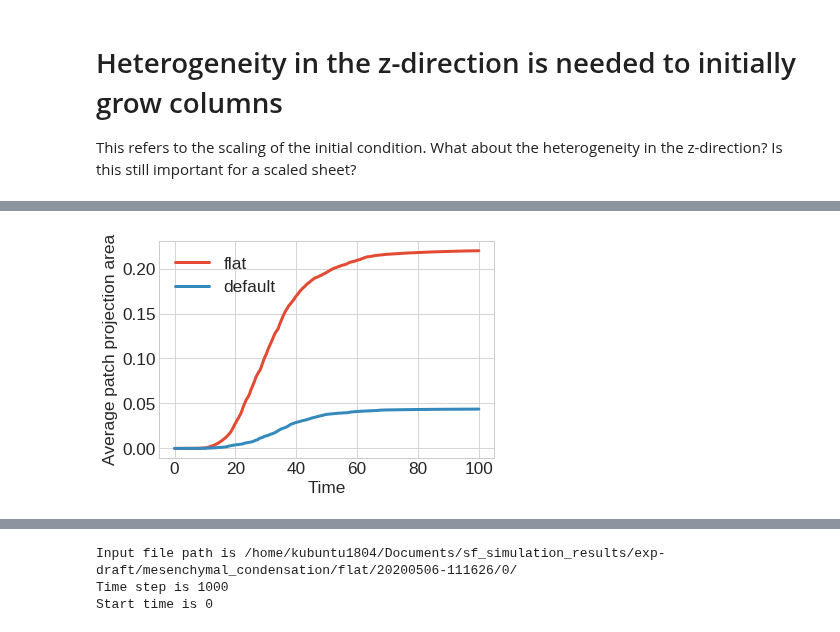
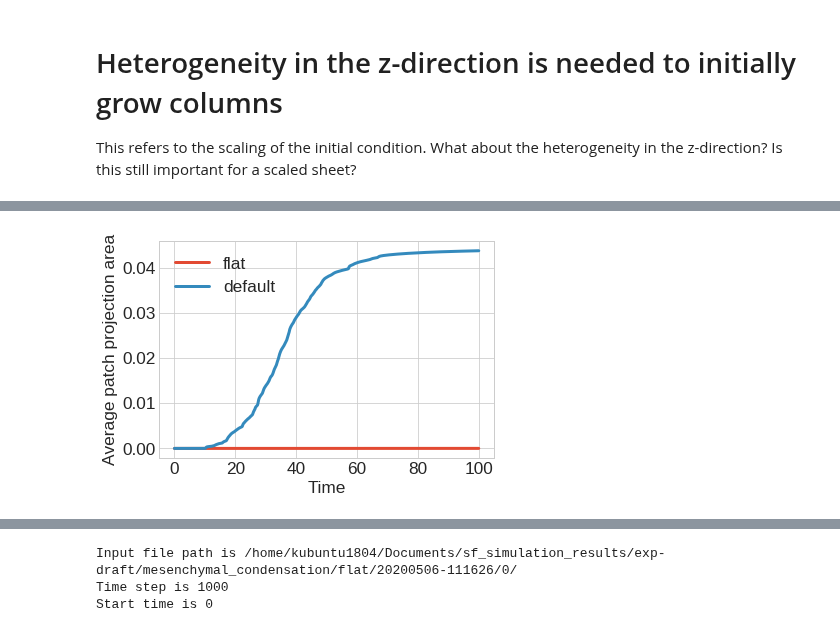
Before and after one commit to somathias/CartilageCBM, a Jupyter notebook: exp-mesenchymal_condensation_draft.ipynb, the cells around one changed output, grey strips where cells are left out. Drawn from its saved outputs; the diff is of its cells as text; code cells hidden in the pictures.

```diff
--- a/exp-mesenchymal_condensation_draft.ipynb
+++ b/exp-mesenchymal_condensation_draft.ipynb
@@ -314,35 +318,35 @@ Data:
 # %%
 dir_default = 'exp-draft/mesenchymal_condensation/continue/20200505-141629/'
-dir_flat = 'exp-draft/mesenchymal_condensation/flat/20200506-111626/'
+dir_flat = 'exp-draft/mesenchymal_condensation/flat/20200513-155712/'
 
 # save label-path tuple
 with open(path_to_label_files+'flat', 'w') as f:
     f.write(dir_flat+'0/')
 
 # time steps are consistent across runs, so it's sufficient to load them from a single path
 times_d, coords_d = sm.read_in_data('/home/kubuntu1804/Documents/sf_simulation_results/'+dir_default + '0/results_from_time_0/')
 
 ppa_av_d = np.zeros(times_d.shape)
 for seed in range(8):
     ppa_av_d = ppa_av_d + np.loadtxt('/home/kubuntu1804/Documents/sf_simulation_results/'+dir_default+str(seed)+'/results_from_time_0/metrics_results/data_patch_projection_area_av.txt', dtype=float)
 ppa_av_d = ppa_av_d /8
 
 # time steps are consistent across runs, so it's sufficient to load them from a single path
 times_r, coords_r = sm.read_in_data('/home/kubuntu1804/Documents/sf_simulation_results/'+dir_flat + '0/results_from_time_0/')
 
 ppa_av_r = np.zeros(times_r.shape)
 for seed in range(8):
     ppa_av_r = ppa_av_r + np.loadtxt('/home/kubuntu1804/Documents/sf_simulation_results/'+dir_flat+str(seed)+'/results_from_time_0/metrics_results/data_patch_projection_area_av.txt', dtype=float)
 ppa_av_r = ppa_av_r /8
 
 
 
 plt.plot(times_r, ppa_av_r, label='flat')
 plt.plot(times_d, ppa_av_d, label='default')
 plt.legend()
 #plt.title('distance 4.0')
 plt.xlabel('Time')
 plt.ylabel('Average patch projection area')
 plt.savefig(path_to_plots+'ppa_flat.pdf', bbox_inches='tight')
 # %% [output]
-[figure, old version]
+[figure, new version]
```
Also changed, not shown: parts of 8 cells of this notebook.
